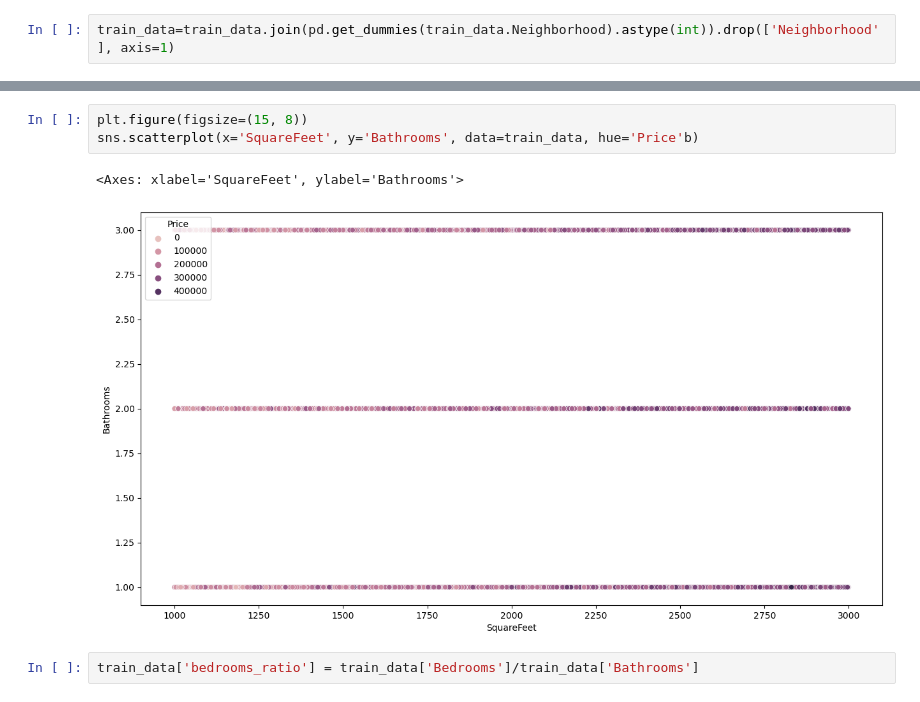
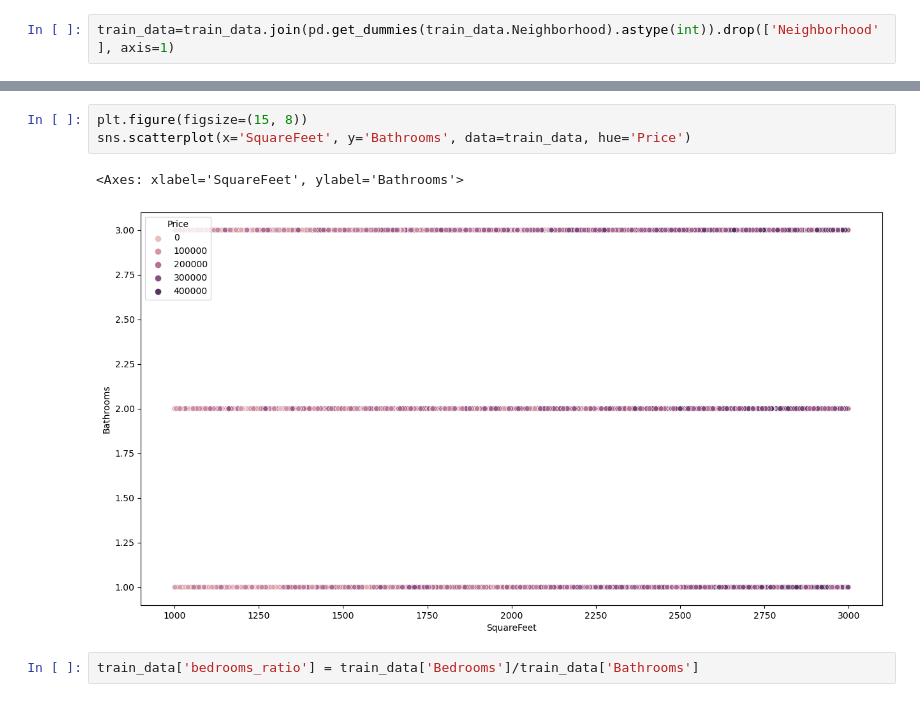
Before and after one commit to IkramBlsl/Housing_price_prediction, a Jupyter notebook: House_price_prediction.ipynb, the cells around one changed output, grey strips where cells are left out. Cells and saved outputs as stored; diff of their text form.

```diff
--- a/House_price_prediction.ipynb
+++ b/House_price_prediction.ipynb
@@ -136,9 +136,9 @@ sns.heatmap(train_data.corr(), annot= True, cmap='Blues')
 # %%
 plt.figure(figsize=(15, 8))
-sns.scatterplot(x='SquareFeet', y='Bathrooms', data=train_data, hue='Price'b)
+sns.scatterplot(x='SquareFeet', y='Bathrooms', data=train_data, hue='Price')
 # %% [output]
 <Axes: xlabel='SquareFeet', ylabel='Bathrooms'>
-[figure, old version]
+[figure, new version]
 # %%
 train_data['bedrooms_ratio'] = train_data['Bedrooms']/train_data['Bathrooms']
 # %%
```
Also changed, not shown: parts of 25 cells of this notebook.
